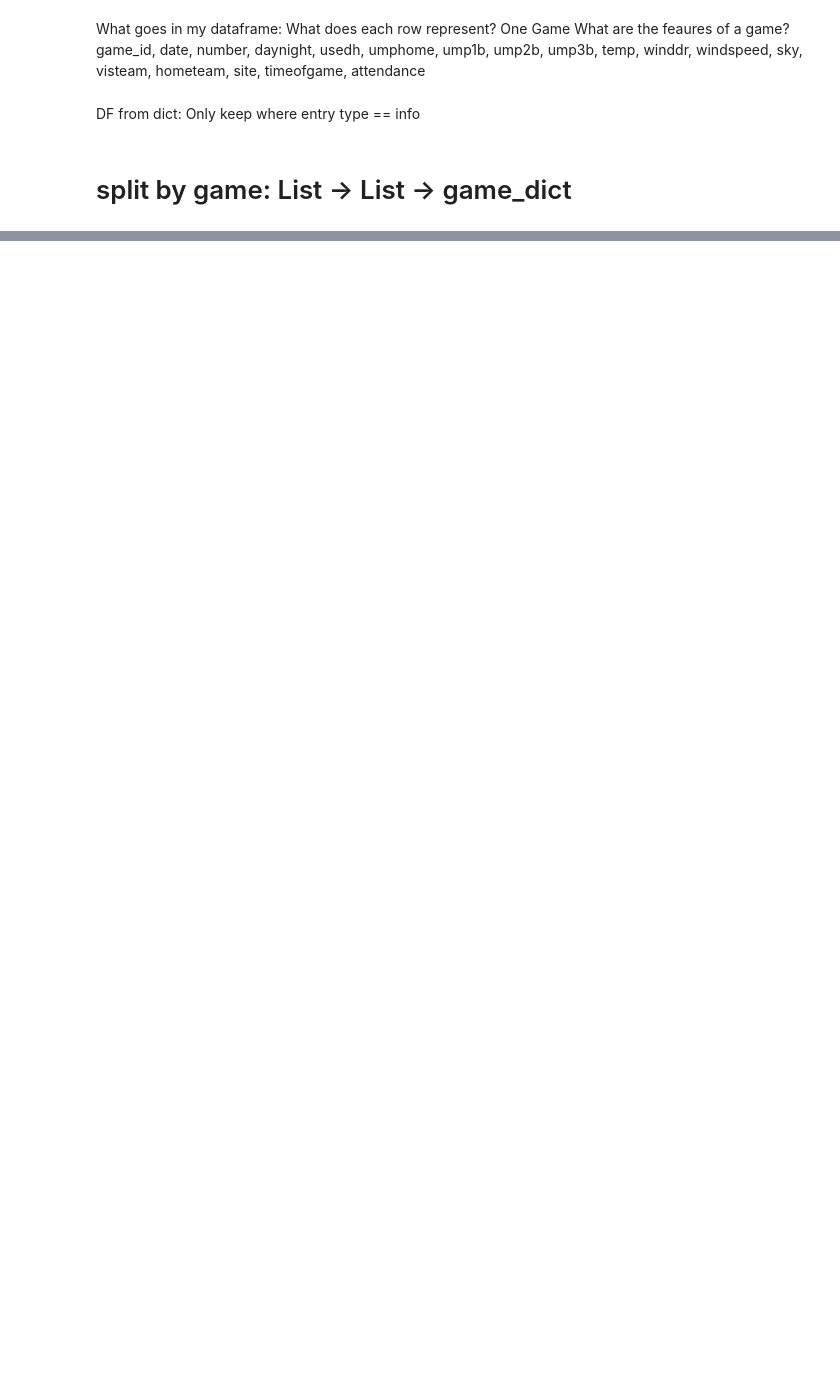
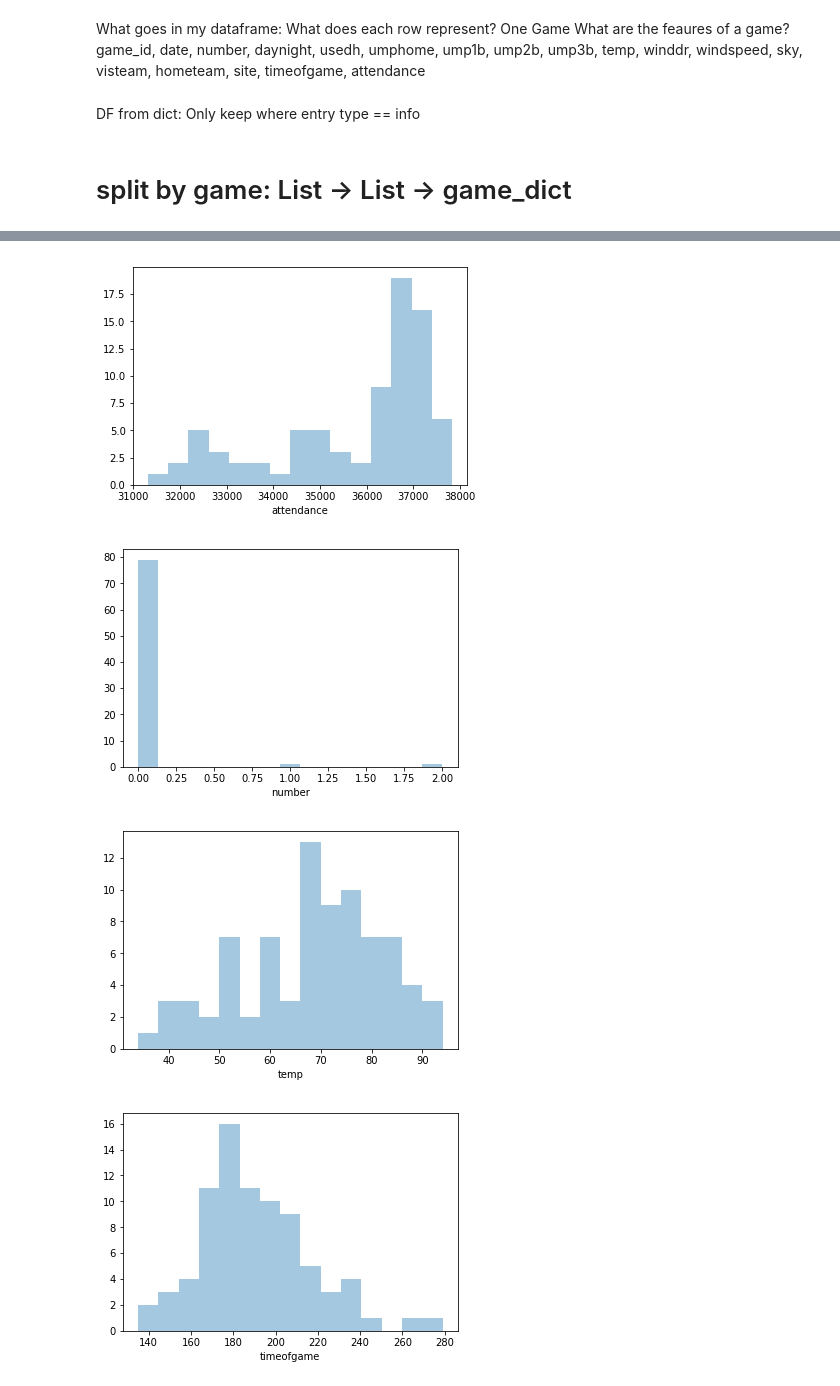
Before and after one commit to jeremymiller00/baseball, a Jupyter notebook: notebooks/eda_1.ipynb, the cells around one changed output, grey strips where cells are left out. Cells and saved outputs as stored; diff of their text form; code cells hidden in the pictures; blank space fills up the shorter version.

Commit message:
start meta plots

```diff
--- a/notebooks/eda_1.ipynb
+++ b/notebooks/eda_1.ipynb
@@ -77,0 +77,9 @@ len(grouped_by_game)
+# %%
+df = pd.DataFrame(grouped_by_game)
+# %%
+# attendance int, number int, temp int, timeofgame int, windspeed int: date date, starttime dataetime,
+for col in ['attendance', 'number', 'temp', 'timeofgame', 'windspeed']:
+    df[col] = pd.to_numeric(df[col])
+# %%
+# df['date_time'] =
+df['date_time'] = pd.to_datetime(df['date'] + " " + df['starttime'])
@@ -77,0 +95,17 @@ len(grouped_by_game)
+# %%
+num_cols = ['attendance', 'number', 'temp', 'timeofgame', 'windspeed']
+cat_cols = ['_id', 'daynight', 'entry_type', 'fieldcond',
+       'game_id', 'hometeam', 'howscored', 'lp', 'oscorer',
+       'pitches', 'precip', 'save', 'site', 'sky',
+       'ump1b', 'ump2b', 'ump3b', 'umphome', 'usedh', 'visteam',
+       'winddir', 'wp',]
+date_cols = [ 'date',  'date_time', 'starttime']
+# %%
+for col in num_cols:
+    plt.figure()
+    sns.distplot(df[col], kde=False, bins=15)
+# %% [output]
+[figure, added]
+[figure, added]
+[figure, added]
+[figure, added]
```
Also changed, not shown: parts of 5 cells of this notebook.
